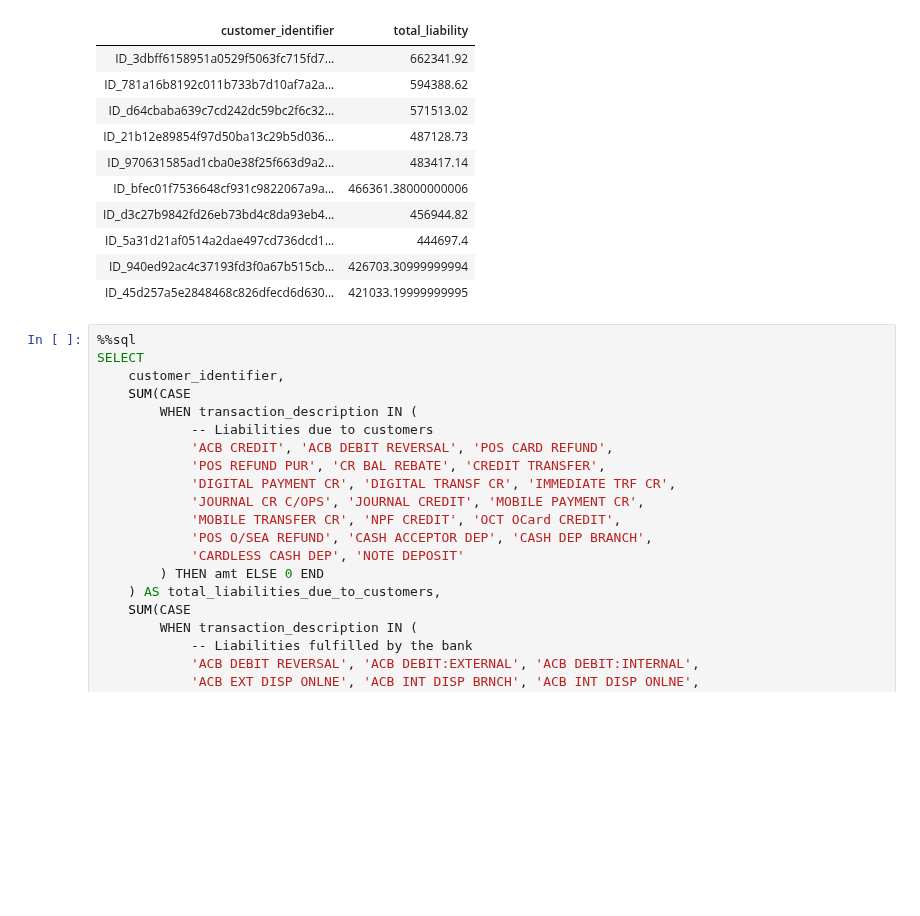
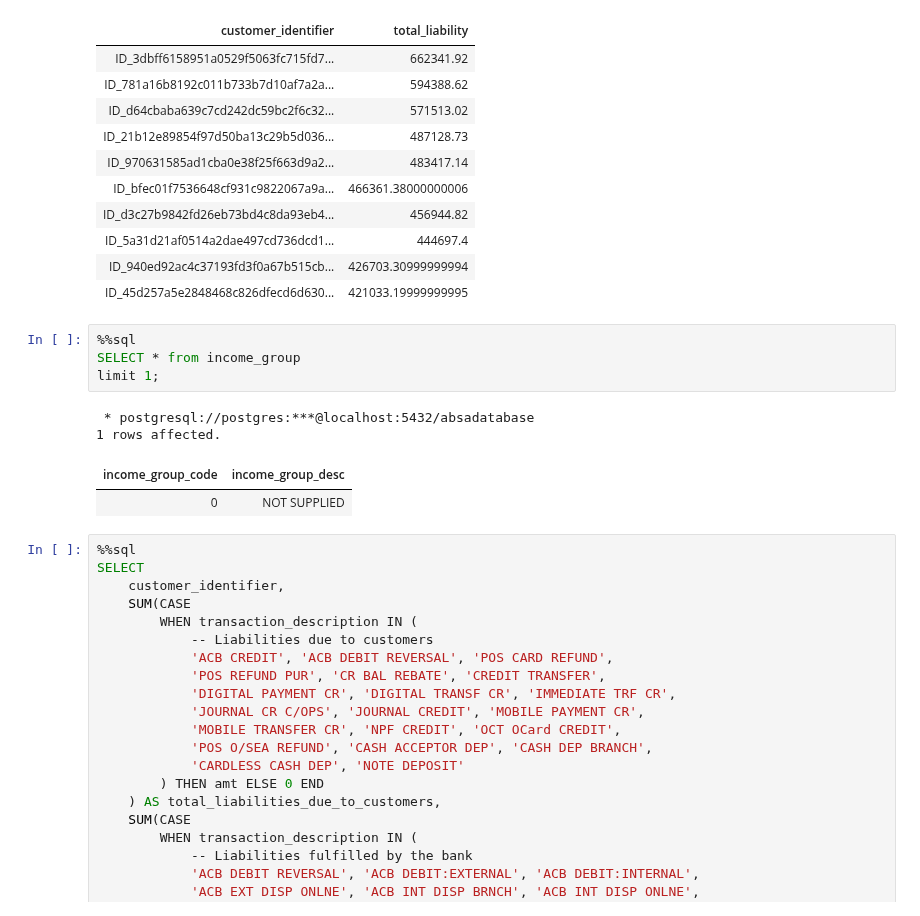
Before and after one commit to The-DigitalAcademy/EXPLORING-ABSA-DATASETS, a Jupyter notebook: Liability.ipynb, the cells around one changed output. Drawn from its saved outputs; the diff is of its cells as text; blank space fills up the shorter version.

```diff
--- a/Liability.ipynb
+++ b/Liability.ipynb
@@ -452,6 +452,15 @@ LIMIT 10;
 | ID_5a31d21af0514a2dae497cd736dcd1... | 444697.4 |
 | ID_940ed92ac4c37193fd3f0a67b515cb... | 426703.30999999994 |
 | ID_45d257a5e2848468c826dfecd6d630... | 421033.19999999995 |
+# %%
+%%sql
+SELECT * from income_group
+limit 1;
+# %% [output]
+ * postgresql://postgres:***@localhost:5432/absadatabase
+1 rows affected.
+| income_group_code | income_group_desc |
+| 0 | NOT SUPPLIED |
 # %%
 %%sql
 SELECT
```
